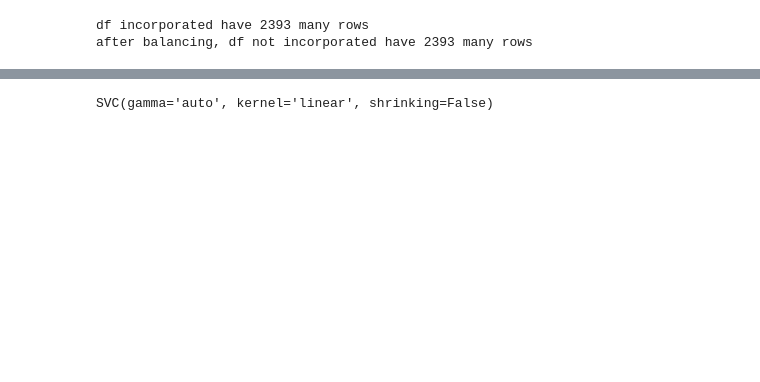
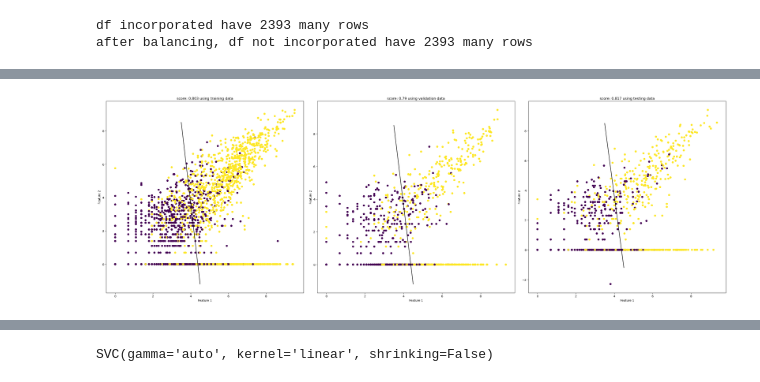
Before and after one commit to Xianzhiwang1/Leet-Code-Project, a Jupyter notebook: posts/final-blog-post/test.ipynb, the cells around one changed output, grey strips where cells are left out. Drawn from its saved outputs; the diff is of its cells as text; code cells hidden in the pictures; blank space fills up the shorter version.

```diff
--- a/posts/final-blog-post/test.ipynb
+++ b/posts/final-blog-post/test.ipynb
@@ -122,0 +81,4 @@ the weight beta is: [[ 1.01615192]
+# %%
+NR.big_plot(X_train, y_train, X_validate, y_validate, X_test, y_test, 30, 10)
+# %% [output]
+[figure, added]
```
Also changed, not shown: parts of 27 cells of this notebook, 3 other files.
